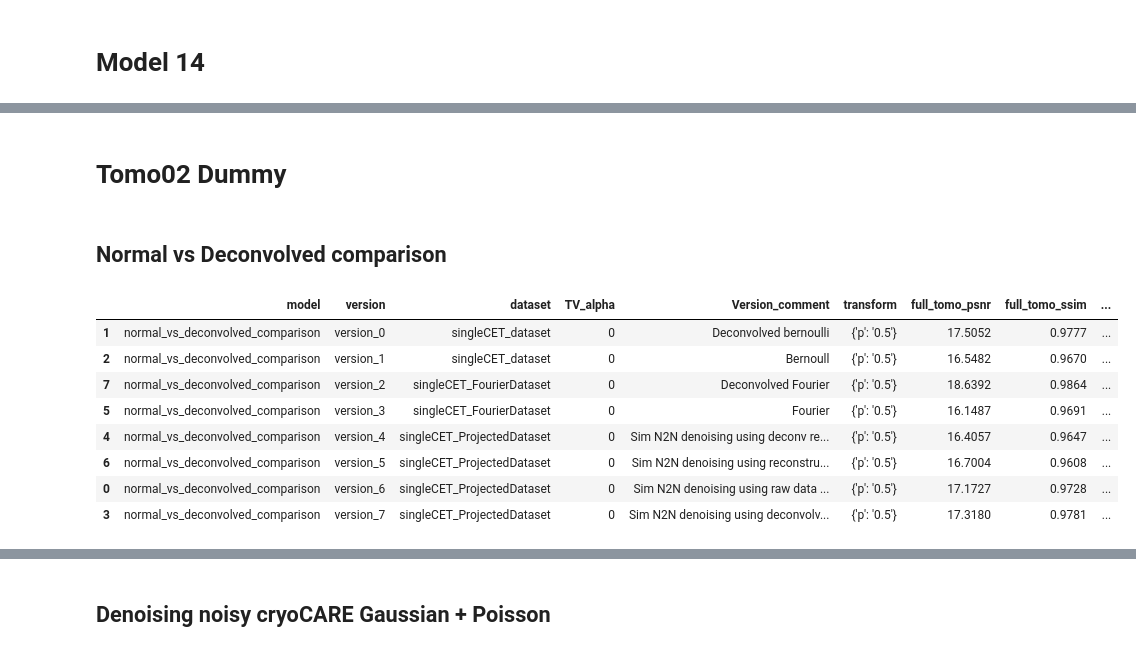
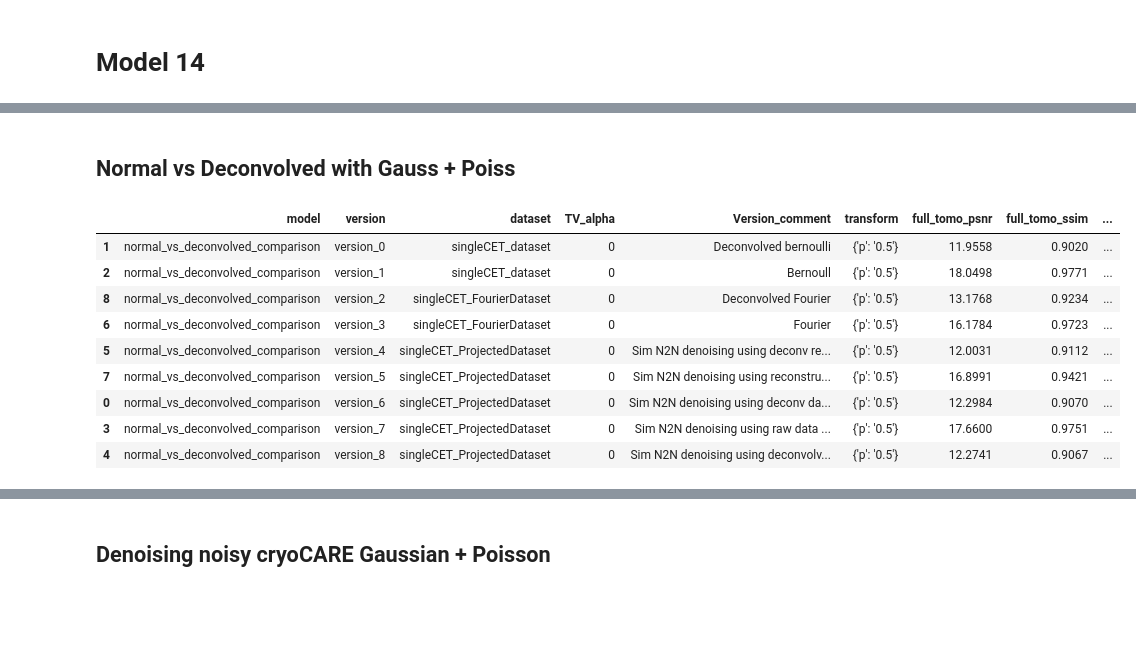
Before and after one commit to Fickincool/master-thesis, a Jupyter notebook: Notebooks/6.00_self2selfDenoising/6.10_summary_tables.ipynb, the cells around one changed output, grey strips where cells are left out. Cells and saved outputs as stored; diff of their text form; code cells hidden in the pictures; blank space fills up the shorter version.

```diff
--- a/Notebooks/6.00_self2selfDenoising/6.10_summary_tables.ipynb
+++ b/Notebooks/6.00_self2selfDenoising/6.10_summary_tables.ipynb
@@ -42,18 +42,25 @@ def clip(X, low=0.005, high=0.995):
     # works with tensors =)
     return np.clip(X, np.quantile(X, low), np.quantile(X, high))
 
-def get_metrics(tomo_path, gt_tomo_path):
+def get_metrics(tomo_path, gt_tomo_path, use_deconv_data):
 
     n2v_psnr, n2v_ssim_idx = None, None
 
+    if use_deconv_data=='true':
+        use_deconv_data=True
+    elif use_deconv_data=='false':
+        use_deconv_data=False
+
     if (tomo_path is not None) and (gt_tomo_path is not None):
         try:
-            name = tomo_path.split('/')[-1].replace('.mrc', '_n2vDenoised.mrc')
             gt_data = read_array(gt_tomo_path)
             gt_data = torch.tensor(gt_data).unsqueeze(0).unsqueeze(0)
             gt_data = standardize(clip(gt_data))
 
-
+            if use_deconv_data:
+                name = tomo_path.split('/')[-1].replace('.mrc', '_deconv_n2vDenoised.mrc')
+            else:
+                name = tomo_path.split('/')[-1].replace('.mrc', '_n2vDenoised.mrc')
             n2v_pred_path = os.path.join(PARENT_PATH, "data/S2SDenoising/denoised/%s" % (name))
             n2v_data = read_array(n2v_pred_path)
             n2v_data = torch.tensor(n2v_data).unsqueeze(0).unsqueeze(0)
@@ -68,7 +75,7 @@ def get_metrics(tomo_path, gt_tomo_path):
     return n2v_psnr, n2v_ssim_idx
 
 
-def logdir_to_dataframe(logdir):
+def logdir_to_dataframe(logdir, ignore_deconv=True):
     data_log = []
     keys = ['Version_comment', 'transform', 'full_tomo_psnr', 'full_tomo_ssim', 'baseline_psnr', 'baseline_ssim',
             'tomo_path', 'gt_tomo_path', 'use_deconv_as_target', 'predict_simRecon', 'use_deconv_data']
@@ -105,7 +112,10 @@ def logdir_to_dataframe(logdir):
     data_log = pd.DataFrame(data_log, columns=['model', 'version', 'dataset', 'TV_alpha']+keys)
     data_log = data_log.sort_values(['model', 'version'])
 
-    baseline_metrics = data_log[['tomo_path', 'gt_tomo_path']].apply(lambda x: get_metrics(x[0], x[1]), axis=1)
+    if ignore_deconv:
+        baseline_metrics = data_log[['tomo_path', 'gt_tomo_path', 'use_deconv_data']].apply(lambda x: get_metrics(x[0], x[1], 'false'), axis=1)
+    else:
+        baseline_metrics = data_log[['tomo_path', 'gt_tomo_path', 'use_deconv_data']].apply(lambda x: get_metrics(x[0], x[1], x[2]), axis=1)
 
     data_log['n2v_psnr'], data_log['n2v_ssim'] = zip(*baseline_metrics)
     data_log[['full_tomo_psnr', 'full_tomo_ssim']] = data_log[['full_tomo_psnr', 'full_tomo_ssim']].astype(float)
@@ -117,7 +127,7 @@ def logdir_to_dataframe(logdir):
     tomo_path = data_log.tomo_path.map(lambda x: x.split('/')[-1] if x is not None else x)
     gt_tomo_path = data_log.gt_tomo_path.map(lambda x: x.split('/')[-1] if x is not None else x)
 
-    data_log.drop(['tomo_path', 'gt_tomo_path'], axis=1, inplace=True)
+    # data_log.drop(['tomo_path', 'gt_tomo_path'], axis=1, inplace=True)
     data_log['tomo_path'], data_log['gt_tomo_path'] = [tomo_path, gt_tomo_path]
 
     _vals = 100*data_log[['full_tomo_ssim', 'n2v_ssim']].apply(lambda x: (x-data_log['baseline_ssim_best'])/data_log['baseline_ssim_best'])
@@ -196,23 +142,22 @@ ax1.legend(loc='lower right')
-# %% [markdown]
-# Tomo02 Dummy
-# %% [markdown]
-## Normal vs Deconvolved comparison
+# %% [markdown]
+## Normal vs Deconvolved with Gauss + Poiss
 # %%
-logdir = 'data/S2SDenoising/tryout_model_logs/tomo02_dummy/normal_vs_deconvolved_comparison/'
+logdir = 'data/S2SDenoising/tryout_model_logs/tomoPhantom_model14_noisyGaussPoiss/normal_vs_deconvolved_comparison/'
 logdir = os.path.join(PARENT_PATH, logdir)
 
 data_log = logdir_to_dataframe(logdir)
 data_log
 # %% [output]
 |  | model | version | dataset | TV_alpha | Version_comment | transform | full_tomo_psnr | full_tomo_ssim | ... |
-| 1 | normal_vs_deconvolved_comparison | version_0 | singleCET_dataset | 0 | Deconvolved bernoulli | {'p': '0.5'} | 17.5052 | 0.9777 | ... |
-| 2 | normal_vs_deconvolved_comparison | version_1 | singleCET_dataset | 0 | Bernoull | {'p': '0.5'} | 16.5482 | 0.9670 | ... |
-| 7 | normal_vs_deconvolved_comparison | version_2 | singleCET_FourierDataset | 0 | Deconvolved Fourier | {'p': '0.5'} | 18.6392 | 0.9864 | ... |
-| 5 | normal_vs_deconvolved_comparison | version_3 | singleCET_FourierDataset | 0 | Fourier | {'p': '0.5'} | 16.1487 | 0.9691 | ... |
-| 4 | normal_vs_deconvolved_comparison | version_4 | singleCET_ProjectedDataset | 0 | Sim N2N denoising using deconv re... | {'p': '0.5'} | 16.4057 | 0.9647 | ... |
-| 6 | normal_vs_deconvolved_comparison | version_5 | singleCET_ProjectedDataset | 0 | Sim N2N denoising using reconstru... | {'p': '0.5'} | 16.7004 | 0.9608 | ... |
-| 0 | normal_vs_deconvolved_comparison | version_6 | singleCET_ProjectedDataset | 0 | Sim N2N denoising using raw data ... | {'p': '0.5'} | 17.1727 | 0.9728 | ... |
-| 3 | normal_vs_deconvolved_comparison | version_7 | singleCET_ProjectedDataset | 0 | Sim N2N denoising using deconvolv... | {'p': '0.5'} | 17.3180 | 0.9781 | ... |
+| 1 | normal_vs_deconvolved_comparison | version_0 | singleCET_dataset | 0 | Deconvolved bernoulli | {'p': '0.5'} | 11.9558 | 0.9020 | ... |
+| 2 | normal_vs_deconvolved_comparison | version_1 | singleCET_dataset | 0 | Bernoull | {'p': '0.5'} | 18.0498 | 0.9771 | ... |
+| 8 | normal_vs_deconvolved_comparison | version_2 | singleCET_FourierDataset | 0 | Deconvolved Fourier | {'p': '0.5'} | 13.1768 | 0.9234 | ... |
+| 6 | normal_vs_deconvolved_comparison | version_3 | singleCET_FourierDataset | 0 | Fourier | {'p': '0.5'} | 16.1784 | 0.9723 | ... |
+| 5 | normal_vs_deconvolved_comparison | version_4 | singleCET_ProjectedDataset | 0 | Sim N2N denoising using deconv re... | {'p': '0.5'} | 12.0031 | 0.9112 | ... |
+| 7 | normal_vs_deconvolved_comparison | version_5 | singleCET_ProjectedDataset | 0 | Sim N2N denoising using reconstru... | {'p': '0.5'} | 16.8991 | 0.9421 | ... |
+| 0 | normal_vs_deconvolved_comparison | version_6 | singleCET_ProjectedDataset | 0 | Sim N2N denoising using deconv da... | {'p': '0.5'} | 12.2984 | 0.9070 | ... |
+| 3 | normal_vs_deconvolved_comparison | version_7 | singleCET_ProjectedDataset | 0 | Sim N2N denoising using raw data ... | {'p': '0.5'} | 17.6600 | 0.9751 | ... |
+| 4 | normal_vs_deconvolved_comparison | version_8 | singleCET_ProjectedDataset | 0 | Sim N2N denoising using deconvolv... | {'p': '0.5'} | 12.2741 | 0.9067 | ... |
 # %%
 fig, (ax0, ax1) = plt.subplots(1, 2, figsize=(22, 8))
 data_log[['version', 'ssim_vs_baseline', 'n2v_ssim_vs_baseline']].plot.bar(x='version', ax=ax0)
```
Also changed, not shown: parts of 17 cells of this notebook, 2 other files.
